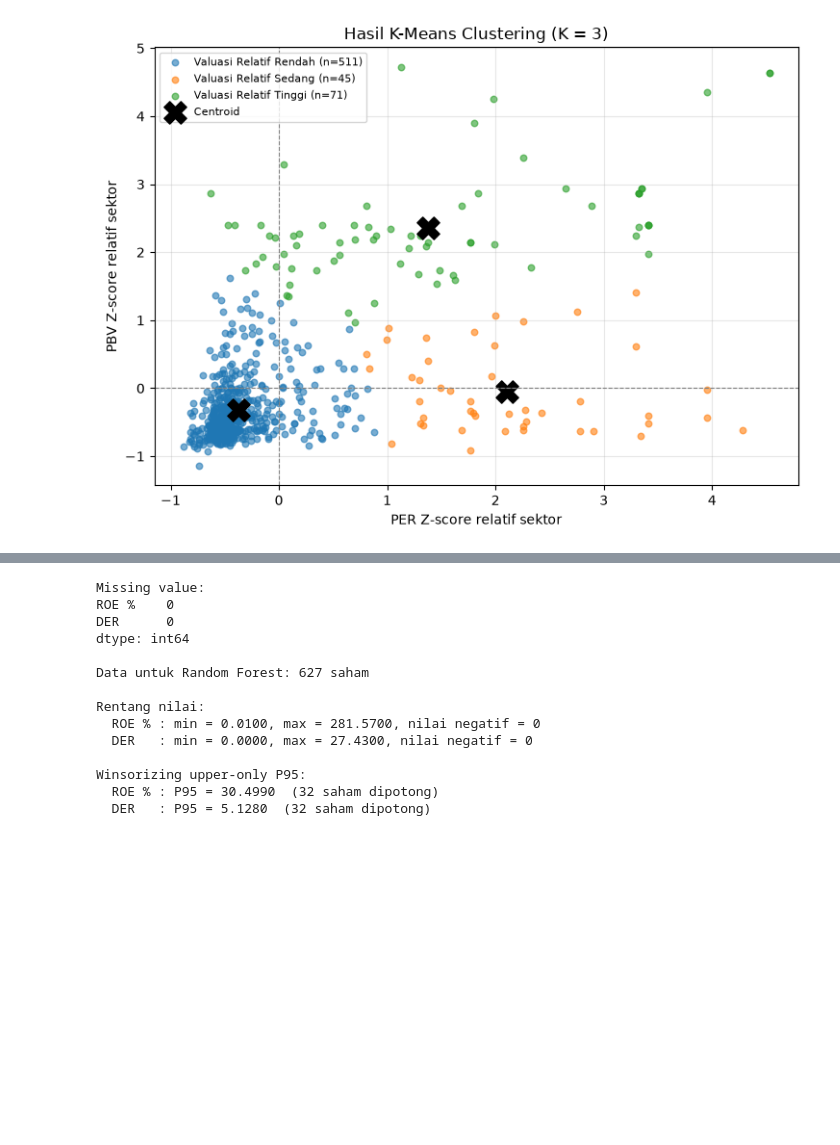
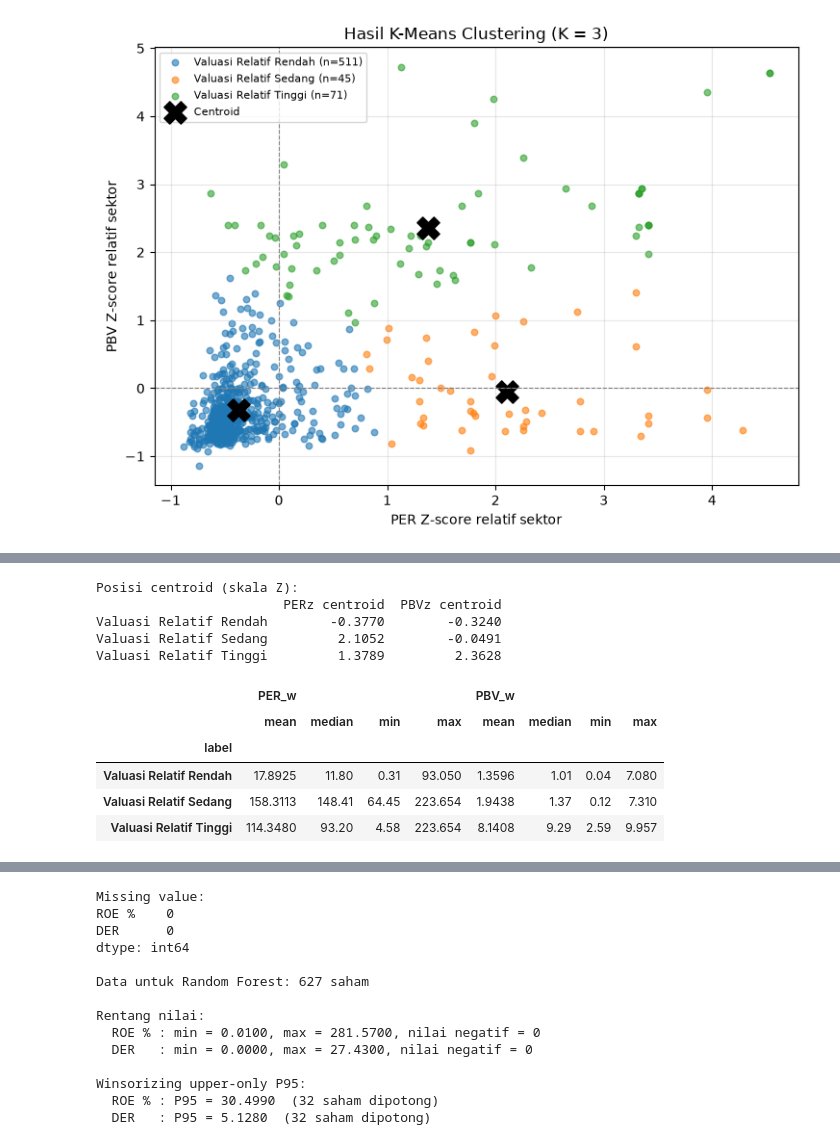
Before and after one commit to FelixJon17/screener-saham-bei, a Jupyter notebook: 535230119_SkripsiFelix.ipynb, the cells around one changed output, grey strips where cells are left out. Saved outputs shown, nothing was run; the diff lists cells and outputs as text; code cells hidden in the pictures; blank space fills up the shorter version.

```diff
--- a/535230119_SkripsiFelix.ipynb
+++ b/535230119_SkripsiFelix.ipynb
@@ -80,10 +91,12 @@ for c in ["PER", "PBV"]:
     urut = np.sort(df[c].values)
     i = int(L)
     batas = np.percentile(df[c], 95)
-    n_cap = (df[c] > batas).sum()
-    df[c + "_w"] = np.minimum(df[c], batas)
+    bawah = np.percentile(df[c], P_BAWAH) if P_BAWAH else -np.inf
+    n_cap = ((df[c] > batas) | (df[c] < bawah)).sum()
+    df[c + "_w"] = np.clip(df[c], bawah, batas)
     print(f"{c}: X{i} = {urut[i-1]:.4f}, X{i+1} = {urut[i]:.4f}  ->  "
-          f"P95 = {batas:.4f}  ({n_cap} saham dipotong)")
+          f"P95 = {batas:.4f}" + (f", P{P_BAWAH} = {bawah:.4f}" if P_BAWAH else "")
+          + f"  ({n_cap} saham dipotong)")
 
 df[["PER", "PER_w", "PBV", "PBV_w"]].describe().T
 # %% [output]
@@ -247,0 +275,21 @@ plt.tight_layout(); plt.show()
+# %%
+#Profil Cluster
+posisi = (pd.DataFrame(c, columns=["PERz centroid", "PBVz centroid"])
+          .rename(index=label).reindex(URUTAN).round(4))
+print("Posisi centroid (skala Z):")
+print(posisi, "\n")
+
+profil = df.groupby("label")[["PER_w", "PBV_w"]].agg(["mean", "median", "min", "max"])
+profil.reindex(URUTAN).round(4)
+# %% [output]
+Posisi centroid (skala Z):
+                        PERz centroid  PBVz centroid
+Valuasi Relatif Rendah        -0.3770        -0.3240
+Valuasi Relatif Sedang         2.1052        -0.0491
+Valuasi Relatif Tinggi         1.3789         2.3628
+|  | PER_w |  |  |  | PBV_w |  |  |  |
+|  | mean | median | min | max | mean | median | min | max |
+| label |  |  |  |  |  |  |  |  |
+| Valuasi Relatif Rendah | 17.8925 | 11.80 | 0.31 | 93.050 | 1.3596 | 1.01 | 0.04 | 7.080 |
+| Valuasi Relatif Sedang | 158.3113 | 148.41 | 64.45 | 223.654 | 1.9438 | 1.37 | 0.12 | 7.310 |
+| Valuasi Relatif Tinggi | 114.3480 | 93.20 | 4.58 | 223.654 | 8.1408 | 9.29 | 2.59 | 9.957 |
```
Also changed, not shown: parts of 17 cells of this notebook, 47 other files.
